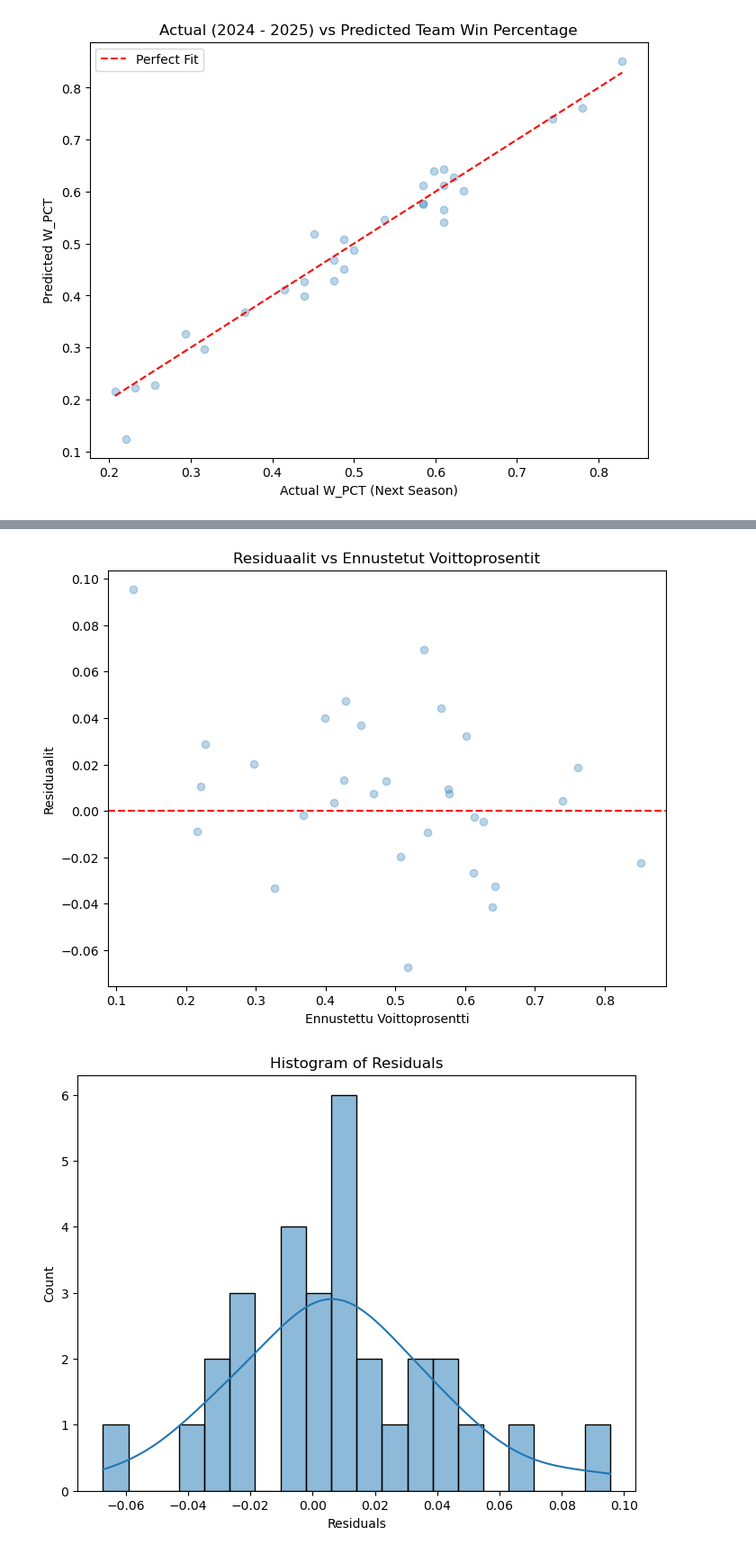
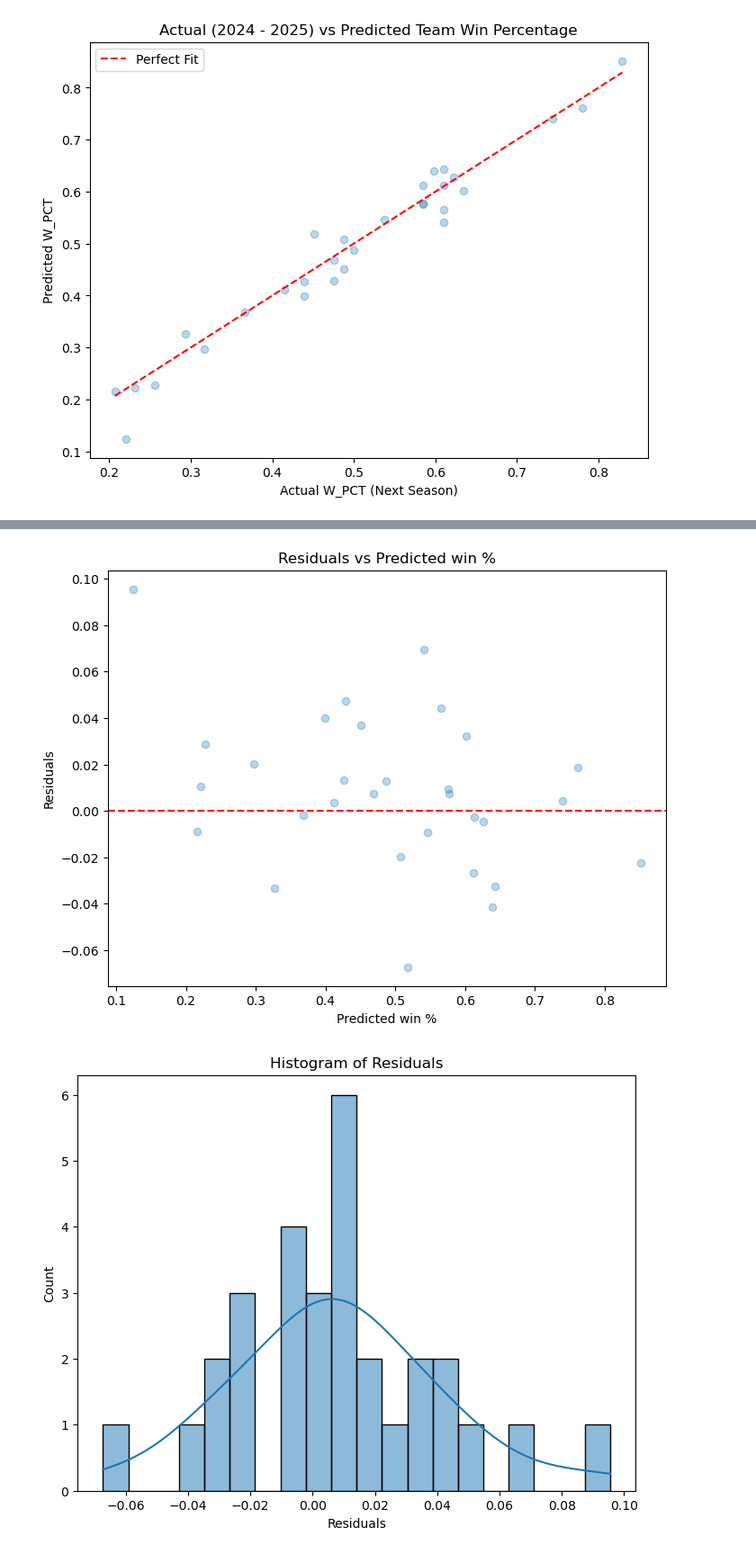
Before and after one commit to tauimonen/ML-NBA-dataset-linear-regression, a Jupyter notebook: nba_fin.ipynb, the cells around one changed output, grey strips where cells are left out. Shown at 90% size. Drawn from its saved outputs; the diff is of its cells as text; code cells hidden in the pictures.

```diff
--- a/nba_fin.ipynb
+++ b/nba_fin.ipynb
@@ -463,16 +487,16 @@ plt.show()
 # %%
 residuals = y_test - y_pred
 
 # Scatter plot
 plt.figure(figsize=(8,6))
 plt.scatter(y_pred, residuals, alpha=0.3)
 plt.axhline(y=0, color='r', linestyle='--')
-plt.xlabel("Ennustettu Voittoprosentti")
-plt.ylabel("Residuaalit")
-plt.title("Residuaalit vs Ennustetut Voittoprosentit")
+plt.xlabel("Predicted win %")
+plt.ylabel("Residuals")
+plt.title("Residuals vs Predicted win %")
 plt.show()
 # %% [output]
-[figure, old version]
+[figure, new version]
 # %%
 # Histogram of residuals (to check approximate normality)
 plt.figure(figsize=(8,6))
```
Also changed, not shown: parts of 8 cells of this notebook, 4 other files.
